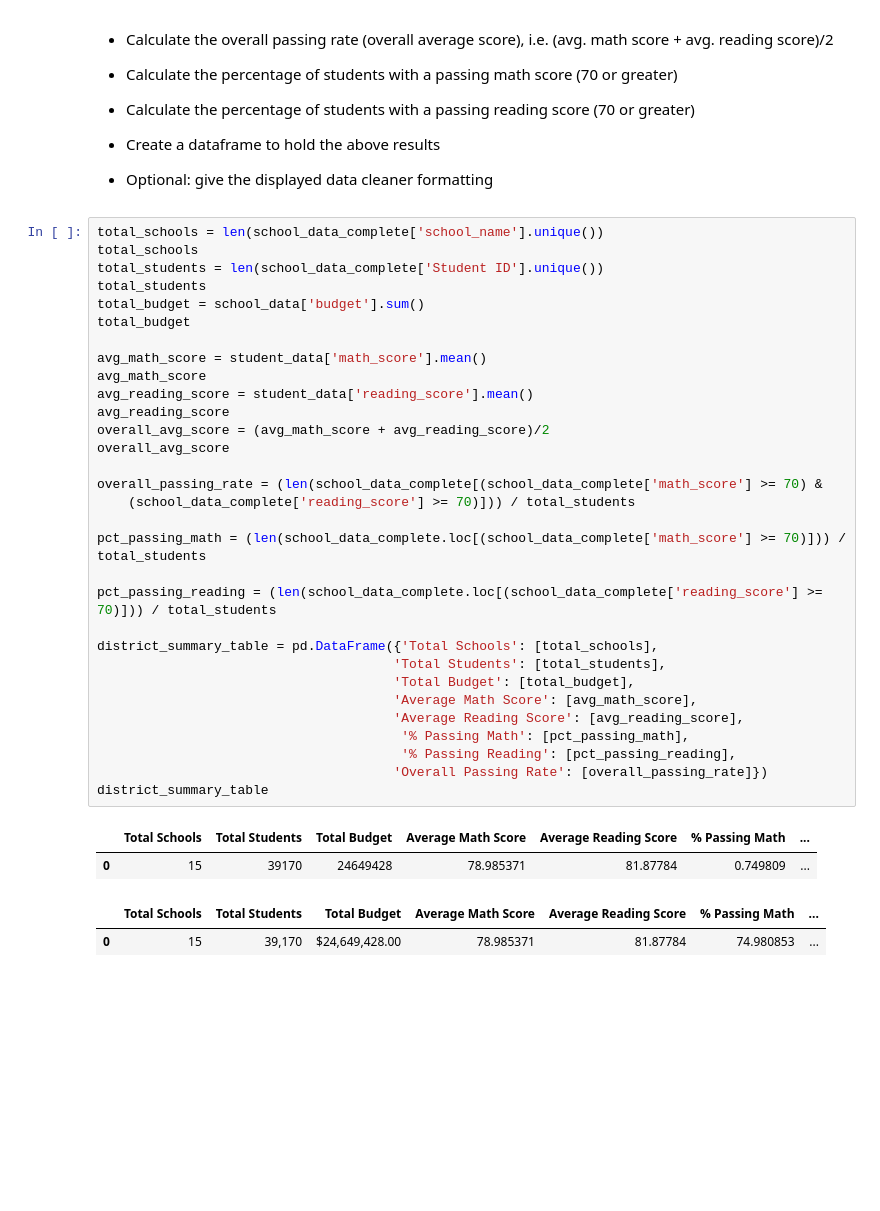
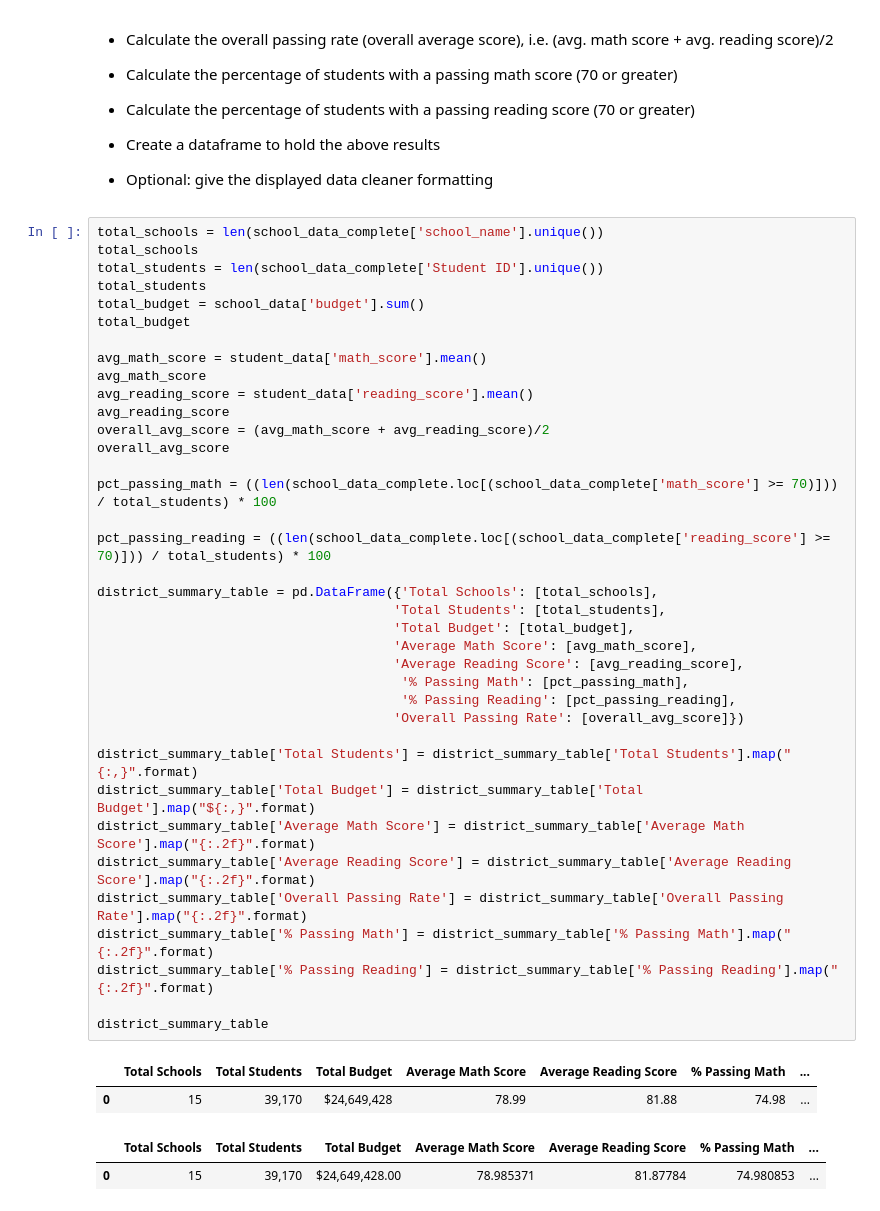
Before and after one commit to bwalshdtan/Pandas_Homework, a Jupyter notebook: PyCitySchools_starter.ipynb, the cells around one changed output. Drawn from its saved outputs; the diff is of its cells as text; blank space fills up the shorter version.

Commit message:
Finish District Summary code

```diff
--- a/PyCitySchools_starter.ipynb
+++ b/PyCitySchools_starter.ipynb
@@ -57,37 +57,43 @@ school_data_complete.head()
 # %%
 total_schools = len(school_data_complete['school_name'].unique())
 total_schools
 total_students = len(school_data_complete['Student ID'].unique())
 total_students
 total_budget = school_data['budget'].sum()
 total_budget
 
 avg_math_score = student_data['math_score'].mean()
 avg_math_score
 avg_reading_score = student_data['reading_score'].mean()
 avg_reading_score
 overall_avg_score = (avg_math_score + avg_reading_score)/2
 overall_avg_score
 
-overall_passing_rate = (len(school_data_complete[(school_data_complete['math_score'] >= 70) &
-    (school_data_complete['reading_score'] >= 70)])) / total_students
+pct_passing_math = ((len(school_data_complete.loc[(school_data_complete['math_score'] >= 70)])) / total_students) * 100
 
-pct_passing_math = (len(school_data_complete.loc[(school_data_complete['math_score'] >= 70)])) / total_students
-
-pct_passing_reading = (len(school_data_complete.loc[(school_data_complete['reading_score'] >= 70)])) / total_students
+pct_passing_reading = ((len(school_data_complete.loc[(school_data_complete['reading_score'] >= 70)])) / total_students) * 100
 
 district_summary_table = pd.DataFrame({'Total Schools': [total_schools],
                                       'Total Students': [total_students],
                                       'Total Budget': [total_budget],
                                       'Average Math Score': [avg_math_score],
                                       'Average Reading Score': [avg_reading_score],
                                        '% Passing Math': [pct_passing_math],
                                        '% Passing Reading': [pct_passing_reading],
-                                      'Overall Passing Rate': [overall_passing_rate]})
+                                      'Overall Passing Rate': [overall_avg_score]})
+
+district_summary_table['Total Students'] = district_summary_table['Total Students'].map("{:,}".format)
+district_summary_table['Total Budget'] = district_summary_table['Total Budget'].map("${:,}".format)
+district_summary_table['Average Math Score'] = district_summary_table['Average Math Score'].map("{:.2f}".format)
+district_summary_table['Average Reading Score'] = district_summary_table['Average Reading Score'].map("{:.2f}".format)
+district_summary_table['Overall Passing Rate'] = district_summary_table['Overall Passing Rate'].map("{:.2f}".format)
+district_summary_table['% Passing Math'] = district_summary_table['% Passing Math'].map("{:.2f}".format)
+district_summary_table['% Passing Reading'] = district_summary_table['% Passing Reading'].map("{:.2f}".format)
+
 district_summary_table
 # %% [output]
 |  | Total Schools | Total Students | Total Budget | Average Math Score | Average Reading Score | % Passing Math | ... |
-| 0 | 15 | 39170 | 24649428 | 78.985371 | 81.87784 | 0.749809 | ... |
+| 0 | 15 | 39,170 | $24,649,428 | 78.99 | 81.88 | 74.98 | ... |
 # %%
 # %% [output]
 |  | Total Schools | Total Students | Total Budget | Average Math Score | Average Reading Score | % Passing Math | ... |
```
